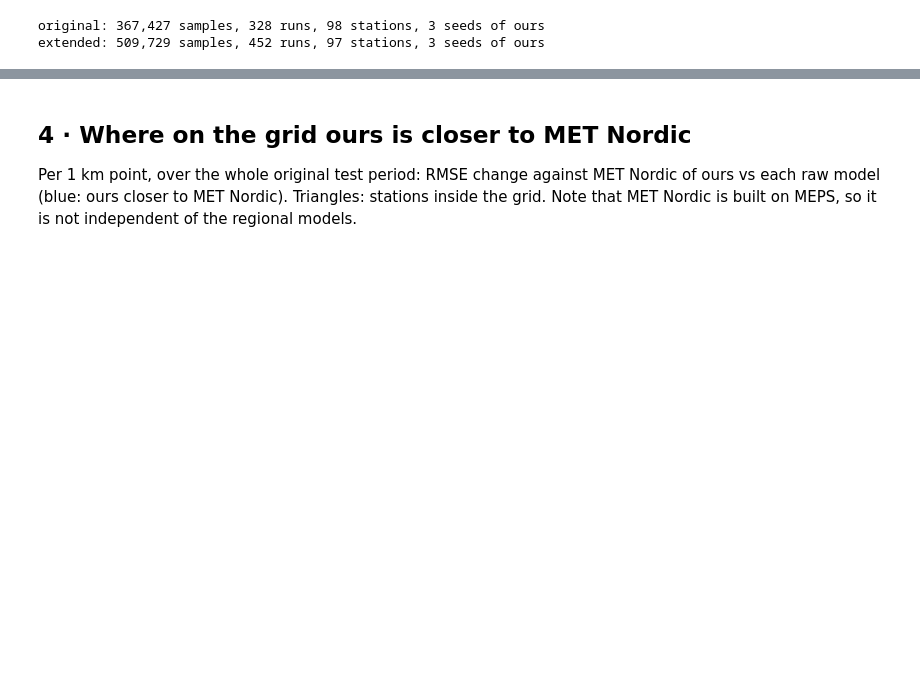
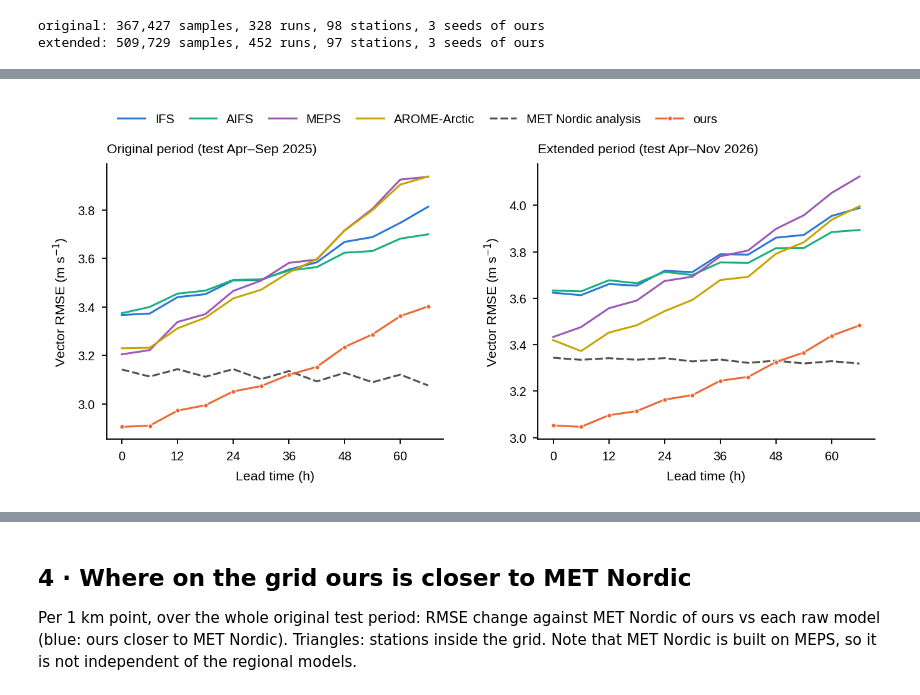
Before and after one commit to chensy618/windcast, a Jupyter notebook: notebooks/06_four_fields.ipynb, the cells around one changed output, grey strips where cells are left out. Drawn from its saved outputs; the diff is of its cells as text; code cells hidden in the pictures; blank space fills up the shorter version.

```diff
--- a/notebooks/06_four_fields.ipynb
+++ b/notebooks/06_four_fields.ipynb
@@ -216,0 +72,17 @@ Ours is applied at every cell as at a station.
+# %%
+LEADS = PER['original']['P'].leads
+PTITLE = {'original': 'Original period (test Apr–Sep 2025)', 'extended': 'Extended period (test Apr–Nov 2026)'}
+LEAD = {per: pd.DataFrame({k: d['P'].rmse_lead(d['F'][k]) for k in STYLE}, index=pd.Index(LEADS, name='lead (h)'))
+        for per, d in PER.items()}
+
+fig, axs = plt.subplots(1, 2, figsize=(183 * MM, 66 * MM), gridspec_kw=dict(wspace=.28))
+for ax, (per, lt) in zip(axs, LEAD.items()):
+    for k, (col, ls, mk) in STYLE.items():
+        ax.plot(LEADS, lt[k], color=col, ls=ls, marker=mk, ms=2.4, mec='white', mew=.4, lw=1.0, label=k)
+    ax.set(xlabel='Lead time (h)', ylabel='Vector RMSE (m s$^{-1}$)', xticks=LEADS[::2])
+    ax.set_title(PTITLE[per], fontsize=7, loc='left')
+axs[0].legend(ncol=6, loc='lower left', bbox_to_anchor=(0, 1.1), handlelength=2.2, columnspacing=1.2)
+save(fig, 'fig1a_rmse_lead')
+plt.show()
+# %% [output]
+[figure, added]
```
Also changed, not shown: parts of 22 cells of this notebook.
